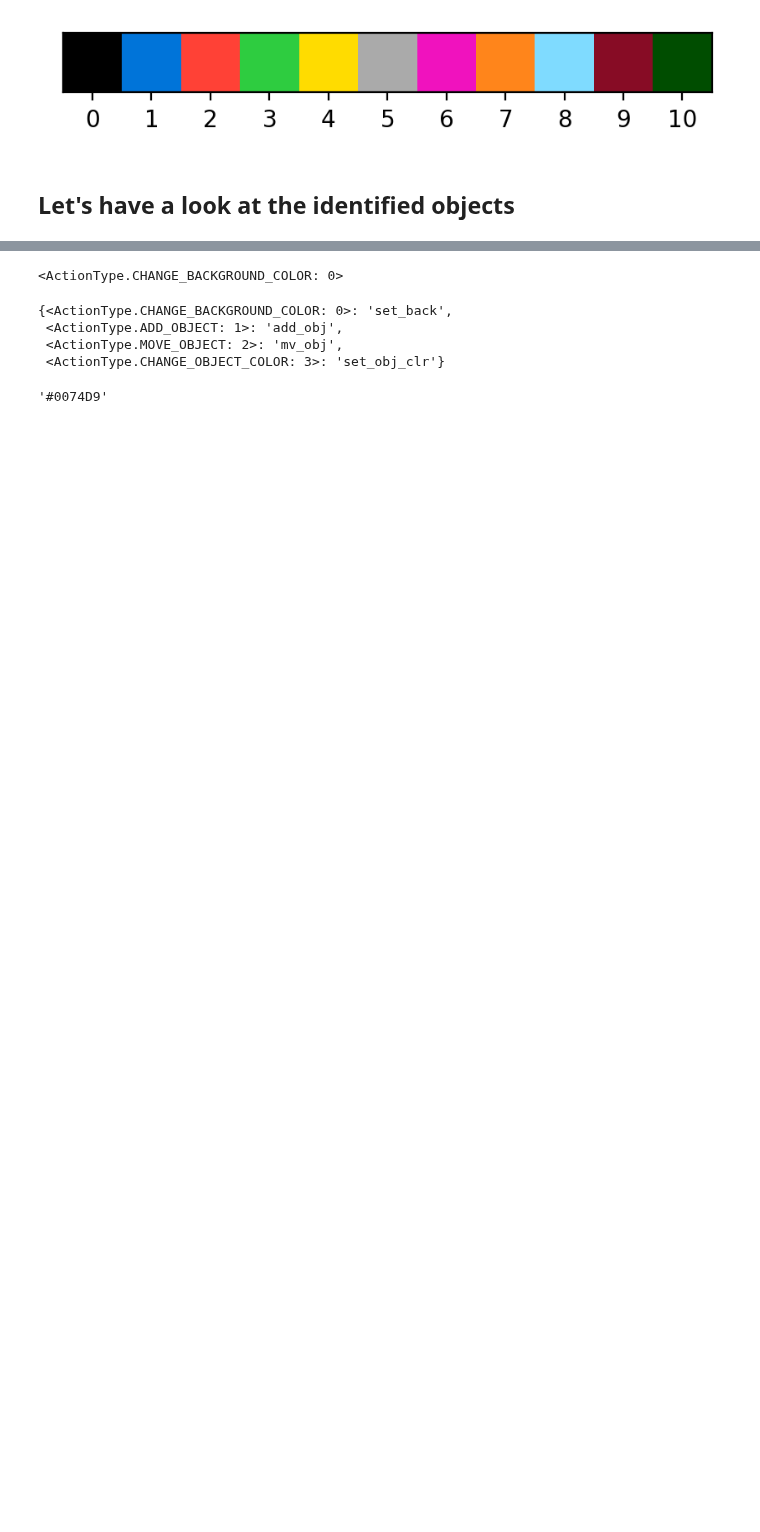
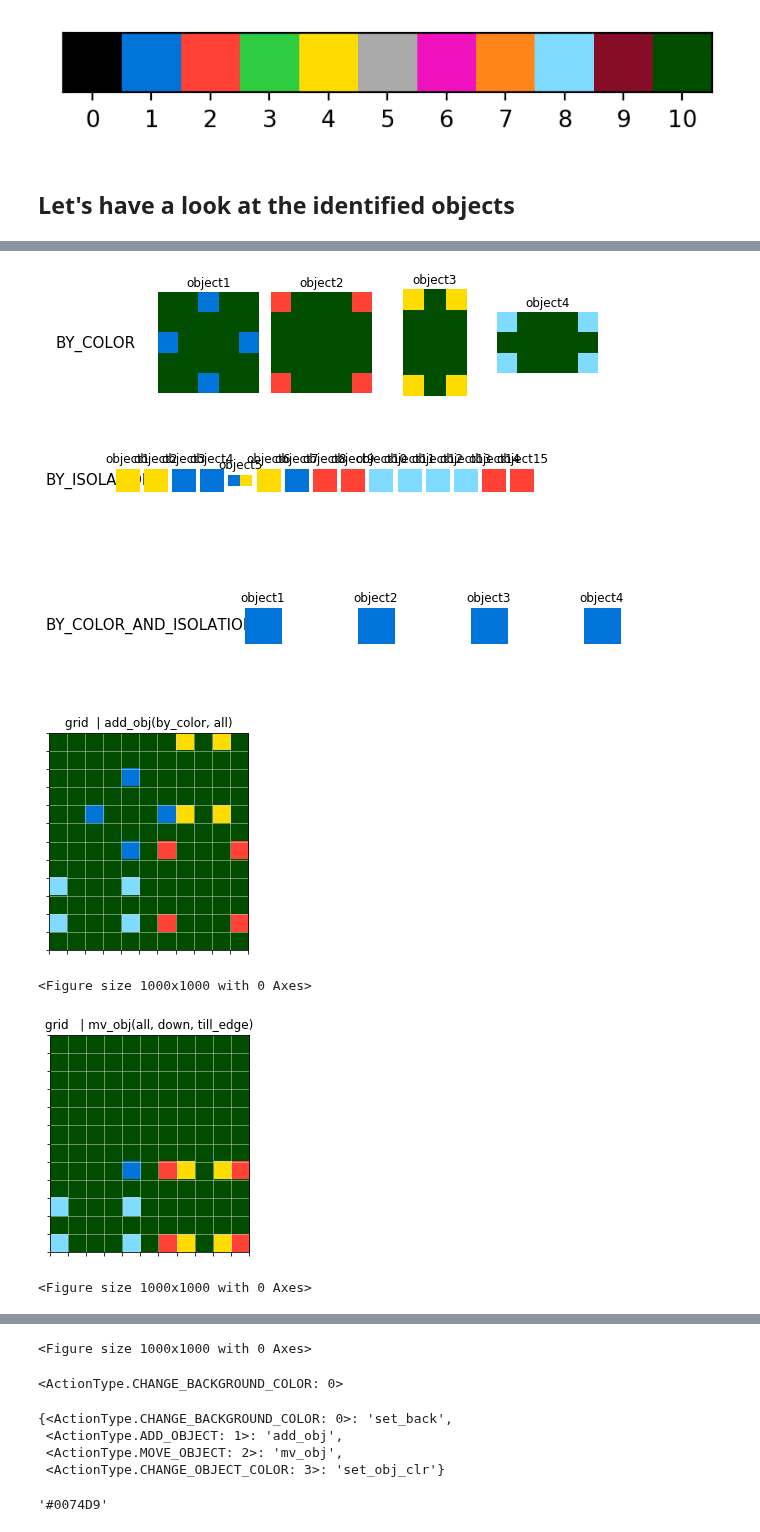
Before and after one commit to prohor33/arc, a Jupyter notebook: exps/object_detection.ipynb, the cells around one changed output, grey strips where cells are left out. Drawn from its saved outputs; the diff is of its cells as text; code cells hidden in the pictures; blank space fills up the shorter version.

```diff
--- a/exps/object_detection.ipynb
+++ b/exps/object_detection.ipynb
@@ -539,9 +643,2 @@ class ARCSolver:
 # %% [markdown]
 ## Let's have a look at the identified objects
-# %%
-# randomly select 20 task numbers
-TASK_NUM = np.random.randint(1,400, size = 20)
-TASK_NUM = [1]
-for task_num in TASK_NUM:
-    arc = ARCSolver(task_num)
-    arc.solve()
@@ -556,0 +645,24 @@ task: c8cbb738
+# %%
+# randomly select 20 task numbers
+TASK_NUM = np.random.randint(1,400, size = 20)
+TASK_NUM = [1]
+for task_num in TASK_NUM:
+    arc = ARCSolver(task_num)
+
+    arc.plot_task()
+    # select an image for object identification
+    # WE USE TRAIN INPUT
+    image = np.array(train_tasks[task_num]['train'][0]['input'])
+    background = arc.get_background(image)
+
+    for object_detection_method in ObjectDetectionMethod:
+        arc.identify_object(image, object_detection_method)
+        arc.plot_identified_objects(arc.identified_objects[object_detection_method], title = object_detection_method.name)
+
+    grid0 = OutputGrid('grid | start', image.shape, background, arc.identified_objects)
+
+    exp_example = "add_obj(by_color, all); mv_obj(all, down, till_edge); mv_obj(all, right, till_edge)"
+
+    expression = ExpressionParser(exp_example)
+    grid1 = expression(grid0, plot_each_action=True)
+# %% [output]
@@ -556,0 +675,7 @@ task: c8cbb738
+[figure, added]
+[figure, added]
+[figure, added]
+[figure, added]
+<Figure size 1000x1000 with 0 Axes>
+[figure, added]
+<Figure size 1000x1000 with 0 Axes>
@@ -557,3 +683,4 @@ task: c8cbb738
+<Figure size 1000x1000 with 0 Axes>
 # %%
 image = np.array(train_tasks[0]['train'][0]['input'])
 # %%
```
Also changed, not shown: parts of 3 cells of this notebook.
